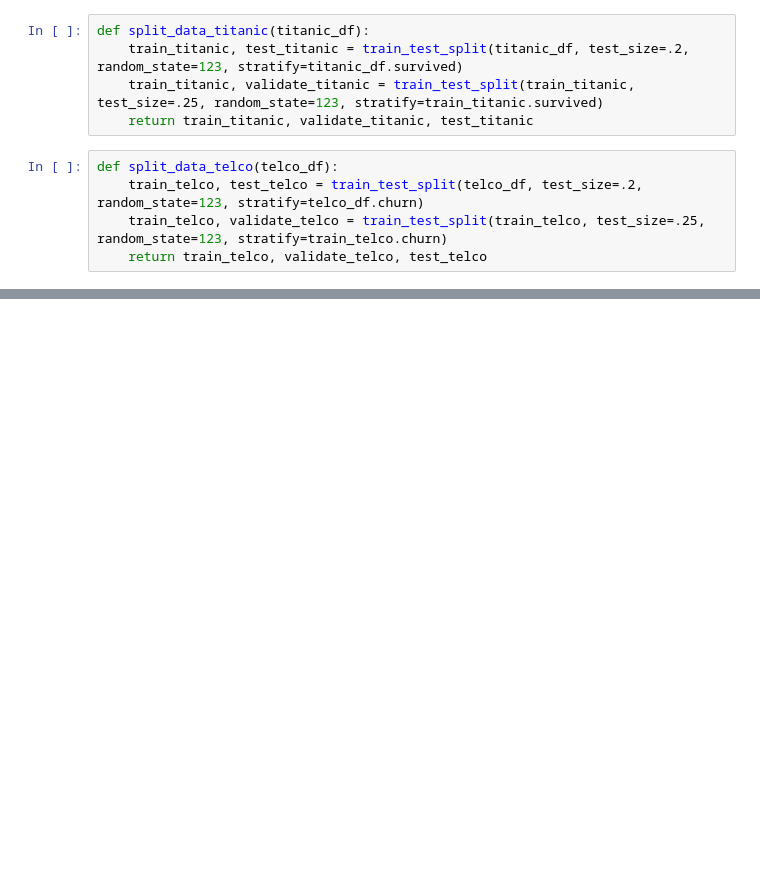
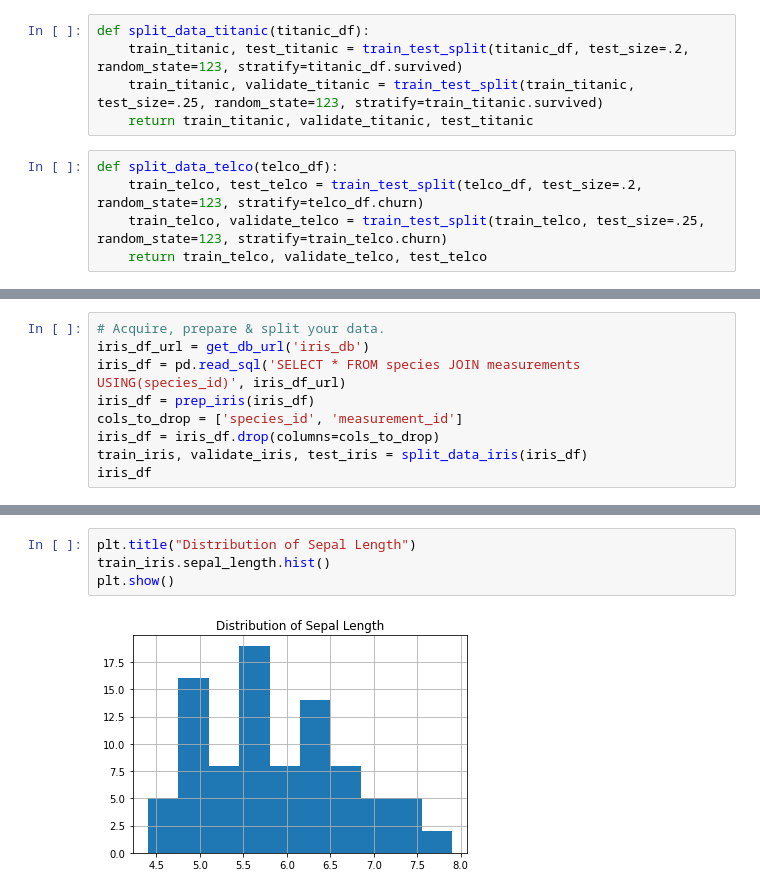
Before and after one commit to michael-haerle/classification-exercises, a Jupyter notebook: classification_exercises.ipynb, the cells around one changed output, grey strips where cells are left out. Cells and saved outputs as stored; diff of their text form; blank space fills up the shorter version.

```diff
--- a/classification_exercises.ipynb
+++ b/classification_exercises.ipynb
@@ -977,0 +989,9 @@ dtype: object
+# %%
+# Acquire, prepare & split your data.
+iris_df_url = get_db_url('iris_db')
+iris_df = pd.read_sql('SELECT * FROM species JOIN measurements USING(species_id)', iris_df_url)
+iris_df = prep_iris(iris_df)
+cols_to_drop = ['species_id', 'measurement_id']
+iris_df = iris_df.drop(columns=cols_to_drop)
+train_iris, validate_iris, test_iris = split_data_iris(iris_df)
+iris_df
@@ -977,0 +1044,6 @@ dtype: object
+# %%
+plt.title("Distribution of Sepal Length")
+train_iris.sepal_length.hist()
+plt.show()
+# %% [output]
+[figure, added]
```
Also changed, not shown: parts of 117 cells of this notebook.
